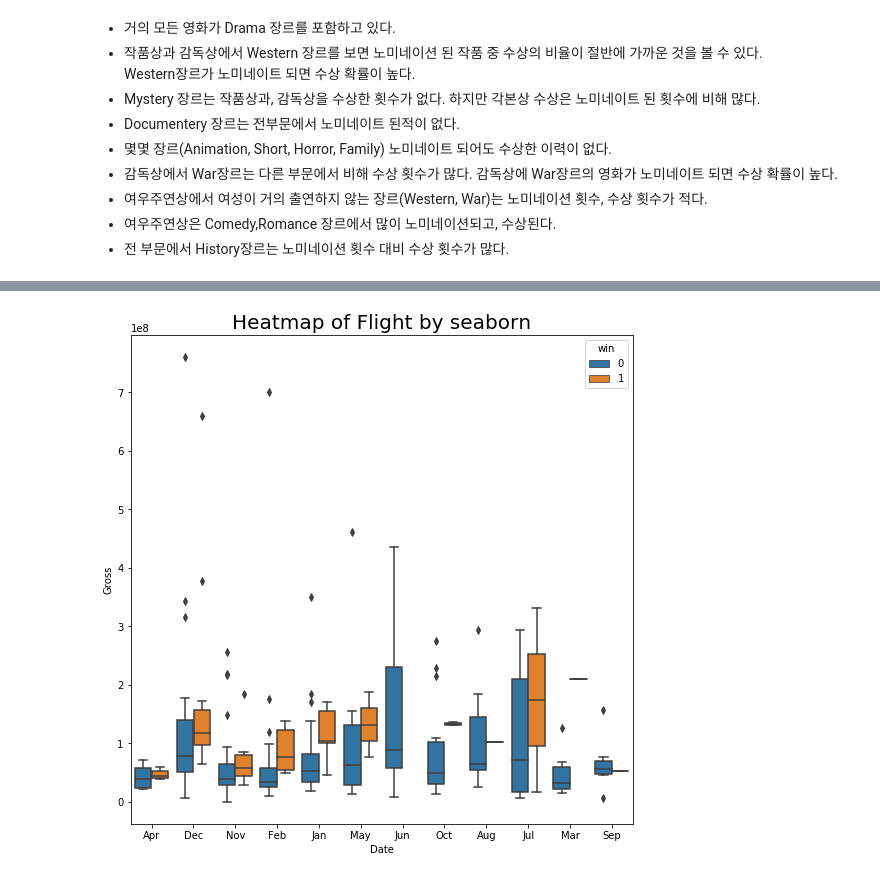
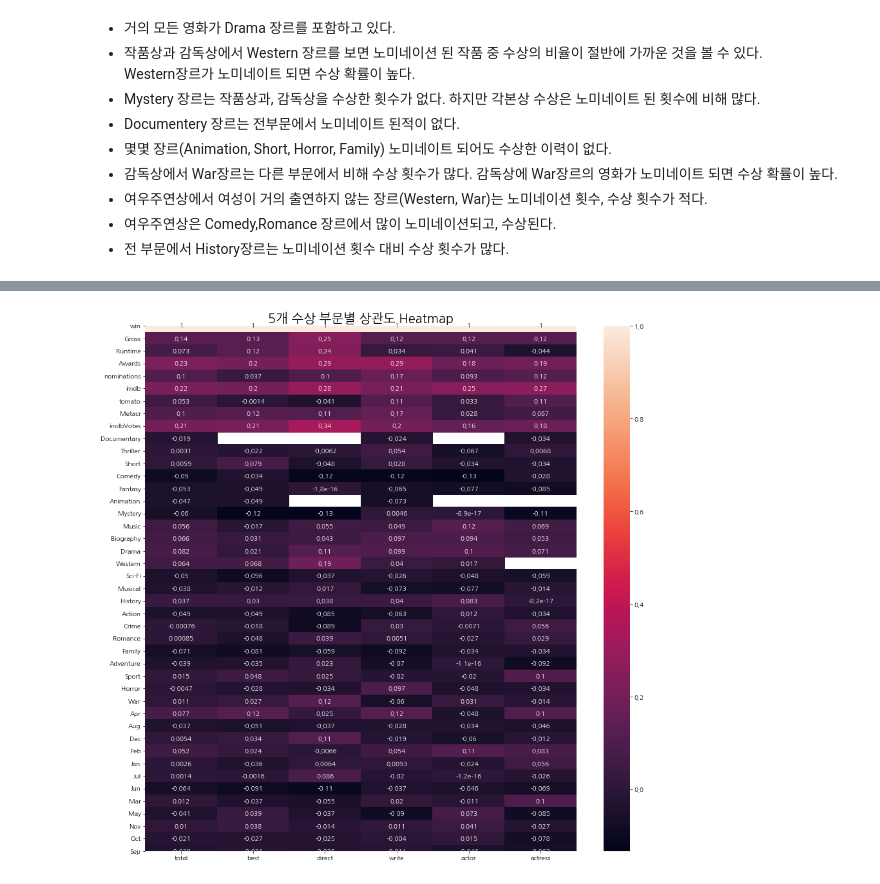
Before and after one commit to kse0202/predicting_Oscar_winner, a Jupyter notebook: oscar_EDA.ipynb, the cells around one changed output, grey strips where cells are left out. Drawn from its saved outputs; the diff is of its cells as text; code cells hidden in the pictures.

```diff
--- a/oscar_EDA.ipynb
+++ b/oscar_EDA.ipynb
@@ -250,13 +216,18 @@ Animation               NaN
-# %%
-
-plt.figure(figsize=(9, 9))
-sns.boxplot(x="Date",
-            y="Gross",
-            hue="win",
-            data=final1_best)
-
-
-plt.title('Heatmap of Flight by seaborn', fontsize=20)
-plt.show()
-# %% [output]
-[figure, removed]
+# %%
+pd.options.display.float_format = '{:.5f}'.format # scientific notation to decimal number in dataframe
+df_corr = pd.DataFrame()
+df_corr['total'] =final.corr()[['win']][3:]['win']
+df_corr['best'] = final_best.corr()[['win']]['win']
+df_corr['direct'] = final_direct.corr()[['win']]['win']
+df_corr['write'] = final_write.corr()[['win']]['win']
+df_corr['actor'] = final_actor.corr()[['win']]['win']
+df_corr['actress'] = final_actress.corr()[['win']]['win']
+
+plt.figure(figsize=(15, 15))
+ax = sns.heatmap(df_corr, annot=True)
+
+plt.title('5개 수상 부문별 상관도 Heatmap', fontsize=20)
+
+plt.show()
+# %% [output]
+[figure, added]
```
Also changed, not shown: parts of 25 cells of this notebook.
